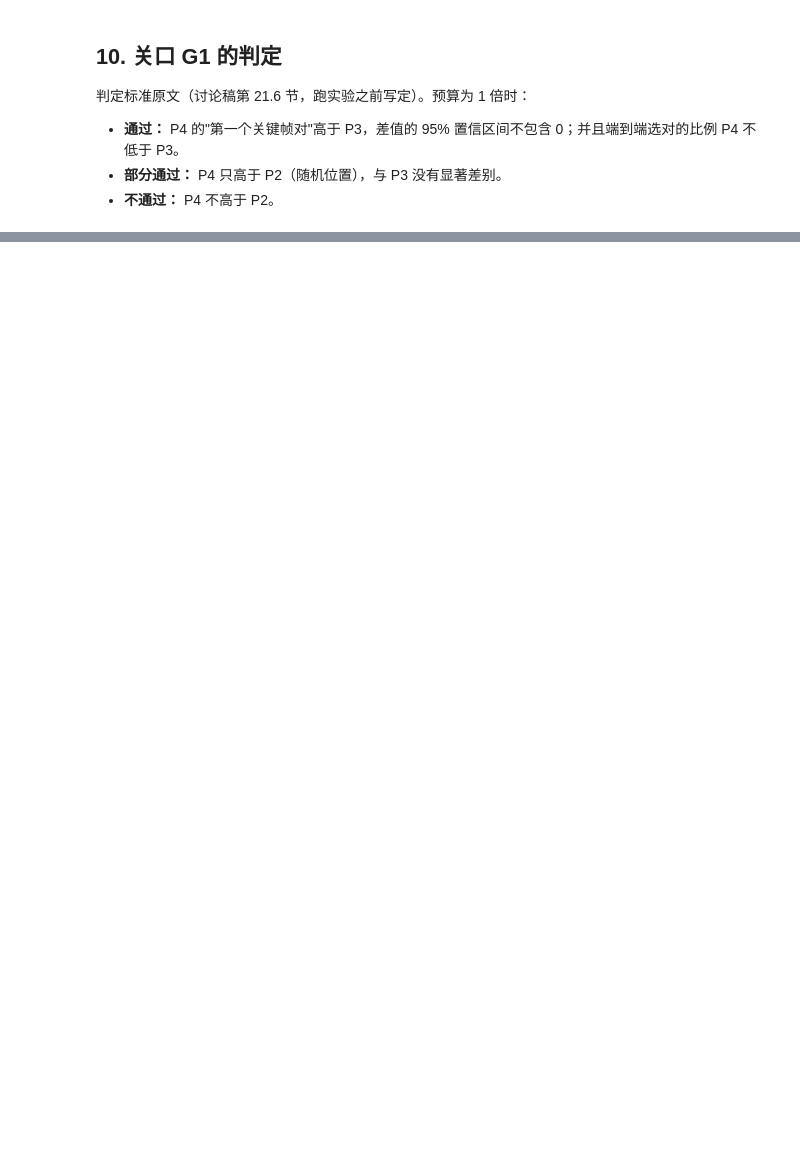
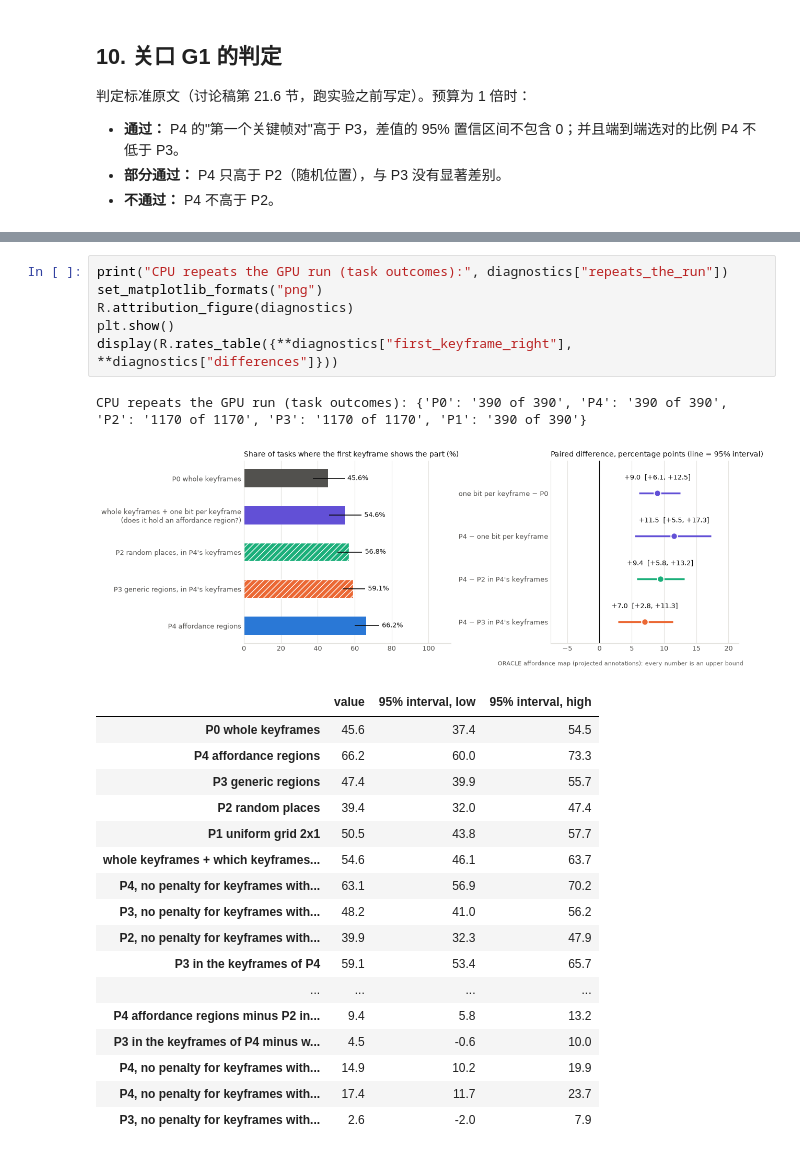
Before and after one commit to zniihgnexy/affordance3D, a Jupyter notebook: notebooks/mem/phase1_results.ipynb, the cells around one changed output, grey strips where cells are left out. Drawn from its saved outputs; the diff is of its cells as text; blank space fills up the shorter version.

```diff
--- a/notebooks/mem/phase1_results.ipynb
+++ b/notebooks/mem/phase1_results.ipynb
@@ -416,0 +409,26 @@ G1: passed
+# %%
+print("CPU repeats the GPU run (task outcomes):", diagnostics["repeats_the_run"])
+set_matplotlib_formats("png")
+R.attribution_figure(diagnostics)
+plt.show()
+display(R.rates_table({**diagnostics["first_keyframe_right"], **diagnostics["differences"]}))
+# %% [output]
+CPU repeats the GPU run (task outcomes): {'P0': '390 of 390', 'P4': '390 of 390', 'P2': '1170 of 1170', 'P3': '1170 of 1170', 'P1': '390 of 390'}
+[figure, added]
+|  | value | 95% interval, low | 95% interval, high |
+| P0 whole keyframes | 45.6 | 37.4 | 54.5 |
+| P4 affordance regions | 66.2 | 60.0 | 73.3 |
+| P3 generic regions | 47.4 | 39.9 | 55.7 |
+| P2 random places | 39.4 | 32.0 | 47.4 |
+| P1 uniform grid 2x1 | 50.5 | 43.8 | 57.7 |
+| whole keyframes + which keyframes... | 54.6 | 46.1 | 63.7 |
+| P4, no penalty for keyframes with... | 63.1 | 56.9 | 70.2 |
+| P3, no penalty for keyframes with... | 48.2 | 41.0 | 56.2 |
+| P2, no penalty for keyframes with... | 39.9 | 32.3 | 47.9 |
+| P3 in the keyframes of P4 | 59.1 | 53.4 | 65.7 |
+| ... | ... | ... | ... |
+| P4 affordance regions minus P2 in... | 9.4 | 5.8 | 13.2 |
+| P3 in the keyframes of P4 minus w... | 4.5 | -0.6 | 10.0 |
+| P4, no penalty for keyframes with... | 14.9 | 10.2 | 19.9 |
+| P4, no penalty for keyframes with... | 17.4 | 11.7 | 23.7 |
+| P3, no penalty for keyframes with... | 2.6 | -2.0 | 7.9 |
```
Also changed, not shown: parts of 13 cells of this notebook, 5 other files.
